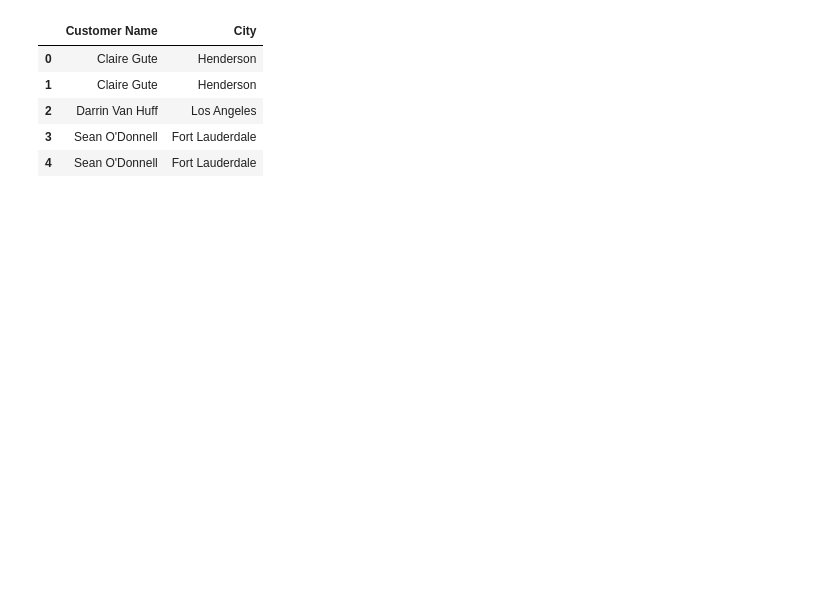
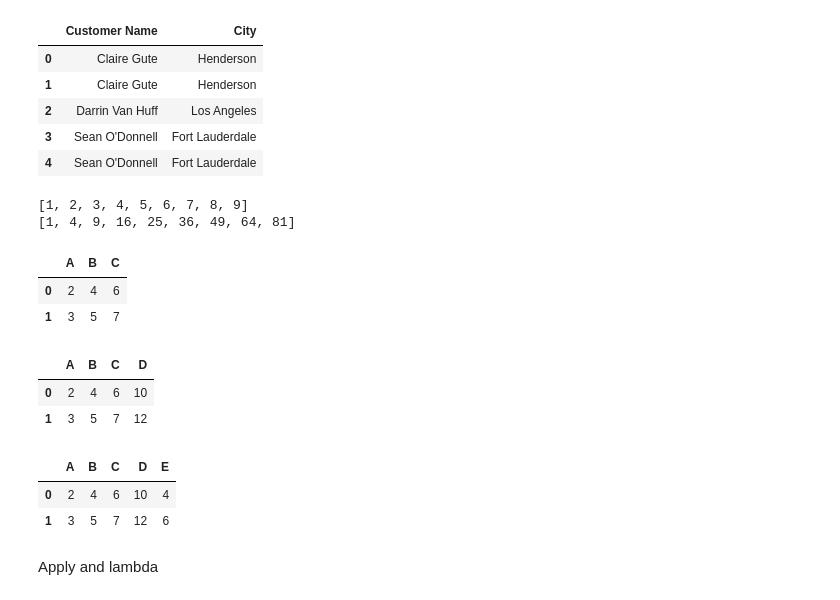
Before and after one commit to gokul-raj-c/Data-Science, a Jupyter notebook: Pandas Tutorials/pandas_tutorials2.ipynb, the cells around one changed output. Cells and saved outputs as stored; diff of their text form; code cells hidden in the pictures; blank space fills up the shorter version.

```diff
--- a/Pandas Tutorials/pandas_tutorials2.ipynb
+++ b/Pandas Tutorials/pandas_tutorials2.ipynb
@@ -140,0 +144,42 @@ df.loc[:4,['Customer Name','City']]
+# %%
+#map - similiar to apply
+mylist=[1,2,3,4,5,6,7,8,9]
+print(mylist)
+#functional programming
+out=list(map(lambda x:x**2, mylist))
+print(out)
+# %% [output]
+[1, 2, 3, 4, 5, 6, 7, 8, 9]
+[1, 4, 9, 16, 25, 36, 49, 64, 81]
+# %%
+data={
+    'A':[2,3],
+    'B':[4,5],
+    'C':[6,7]
+}
+df=pd.DataFrame(data)
+df
+# %% [output]
+|  | A | B | C |
+| 0 | 2 | 4 | 6 |
+| 1 | 3 | 5 | 7 |
+# %%
+def foo(row):
+    return row['B'] + row['C']
+df['D']=df.apply(foo,axis=1)
+df
+# %% [output]
+|  | A | B | C | D |
+| 0 | 2 | 4 | 6 | 10 |
+| 1 | 3 | 5 | 7 | 12 |
+# %%
+def foo(row):
+    return(row*2)
+df["E"] = df["A"].apply(foo)
+df
+# %% [output]
+|  | A | B | C | D | E |
+| 0 | 2 | 4 | 6 | 10 | 4 |
+| 1 | 3 | 5 | 7 | 12 | 6 |
+# %% [markdown]
+Apply and lambda
```
Also changed, not shown: parts of 10 cells of this notebook, 20 other files.
